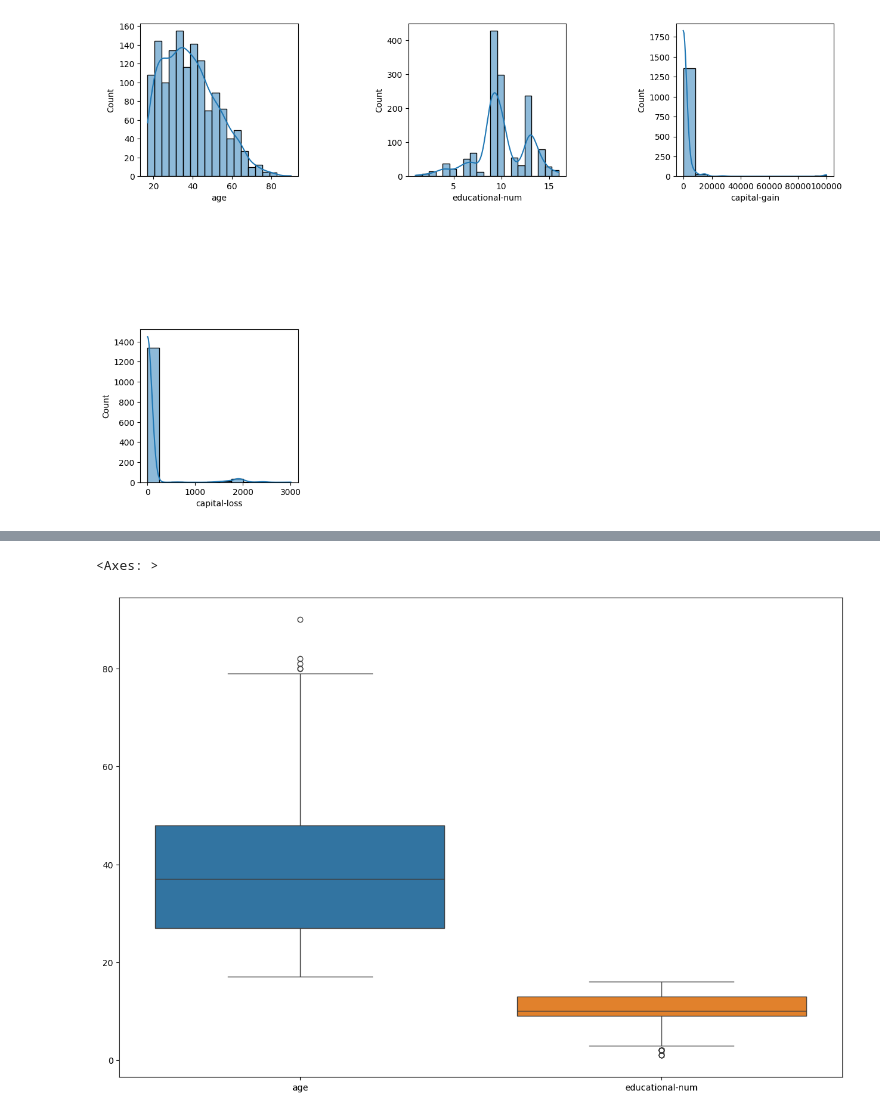
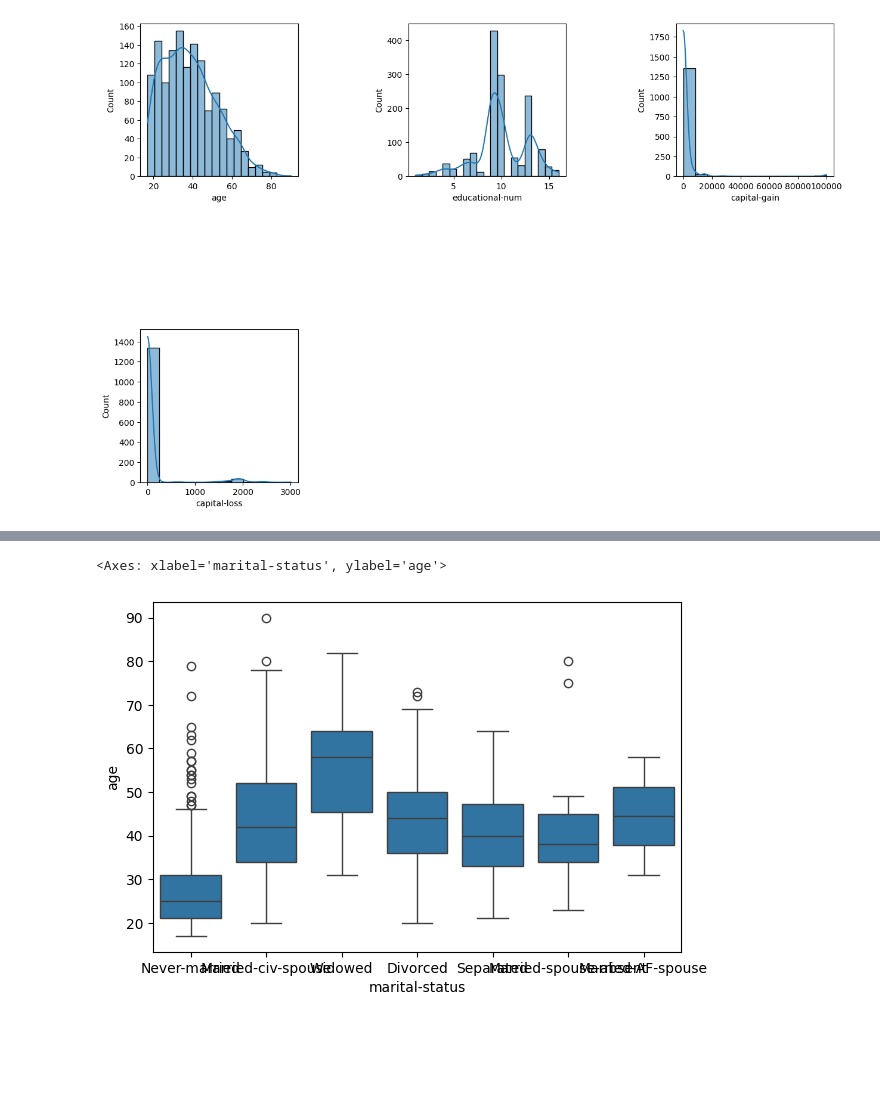
Before and after one commit to mahalmadane/PRODIGY_DS, a Jupyter notebook: PODIDY_DS_02.ipynb, the cells around one changed output, grey strips where cells are left out. Drawn from its saved outputs; the diff is of its cells as text; code cells hidden in the pictures; blank space fills up the shorter version.

```diff
--- a/PODIDY_DS_02.ipynb
+++ b/PODIDY_DS_02.ipynb
@@ -81,7 +87,6 @@ plt.subplots_adjust(wspace=0.7, hspace=1)
 # %%
-co=adult[["age","educational-num"]]
 plt.figure(figsize=(15,10))
-sns.boxplot(data=co)
+sns.boxplot(x="marital-status",y="age",data=adult)
 # %% [output]
-<Axes: >
+<Axes: xlabel='marital-status', ylabel='age'>
-[figure, old version]
+[figure, new version]
```
Also changed, not shown: parts of 5 cells of this notebook.
